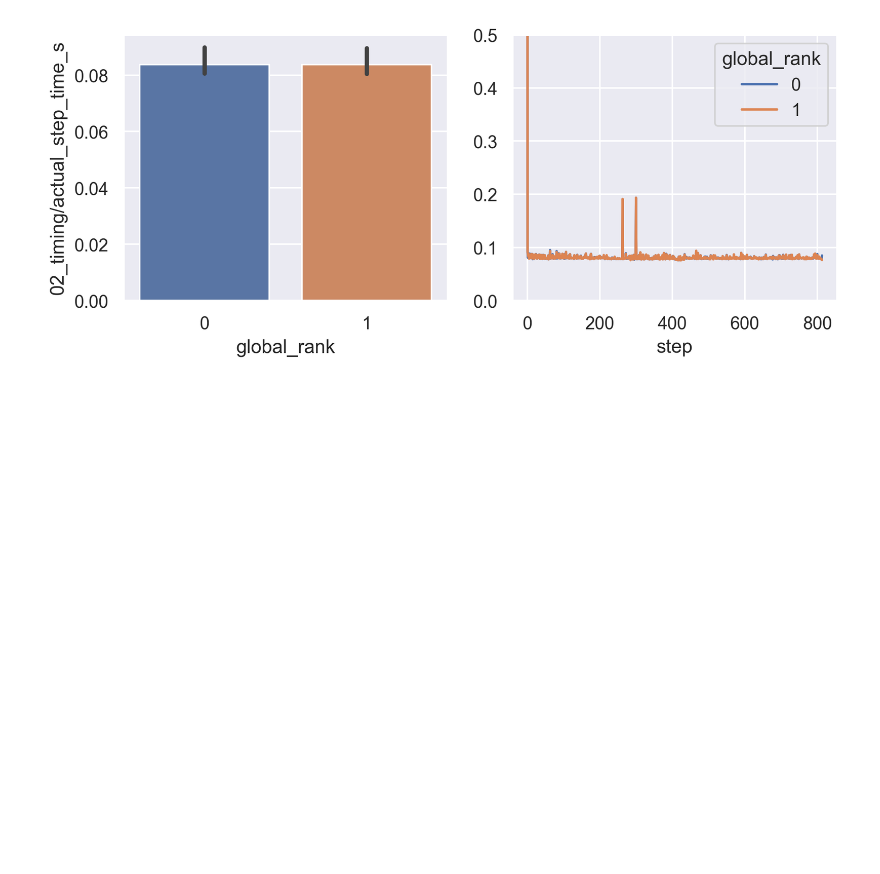
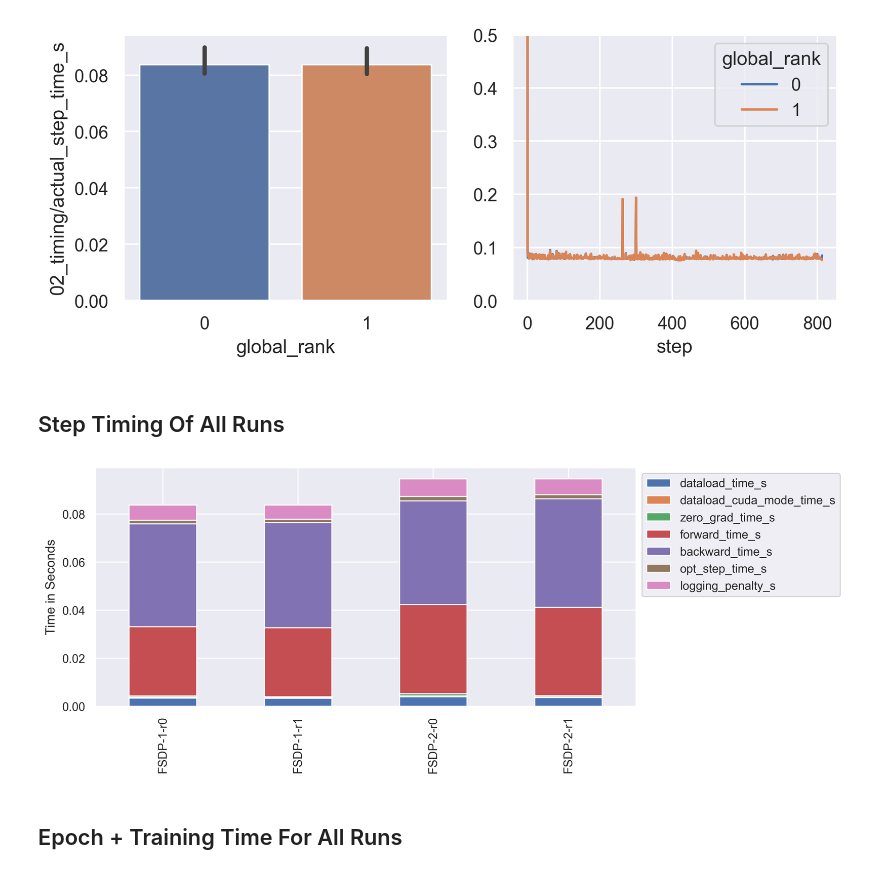
Before and after one commit to cirquit/fsdp-memory-analysis, a Jupyter notebook: tb-logging-example.ipynb, the cells around one changed output. Cells and saved outputs as stored; diff of their text form; code cells hidden in the pictures; blank space fills up the shorter version.

```diff
--- a/tb-logging-example.ipynb
+++ b/tb-logging-example.ipynb
@@ -159,3 +199,46 @@ y = "02_timing/actual_step_time_s"
 dual_plot(df=test_run, x=x, y=y, line_ylim=[0,0.5])
 # %% [output]
 [figure]
+# %% [markdown]
+##  Step Timing Of All Runs
+# %%
+def get_average_step_timings(df):
+    mean_df = df.mean(numeric_only=True).to_frame().T
+    mean_df["run_name"] = df["run_name"].unique()[0]
+    mean_df = mean_df.rename(columns={
+                            "02_timing/dataload_time_s": "dataload_time_s",
+                            "02_timing/dataload_cuda_mode_time_s": "dataload_cuda_mode_time_s",
+                            "02_timing/zero_grad_time_s": "zero_grad_time_s",
+                            "02_timing/forward_time_s": "forward_time_s",
+                            "02_timing/backward_time_s": "backward_time_s",
+                            "02_timing/opt_step_time_s": "opt_step_time_s",
+                            "logging_penalty_per_step_s": "logging_penalty_s"
+                            })
+
+    exported_labels = [
+        "dataload_time_s",
+        "dataload_cuda_mode_time_s",
+        "zero_grad_time_s",
+        "forward_time_s",
+        "backward_time_s",
+        "opt_step_time_s",
+        "logging_penalty_s",
+        "run_name"]
+    return mean_df[exported_labels], exported_labels
+
+timings = []
+
+for run_name in runs_df["run_name"].unique():
+    single_run = runs_df.query(f"run_name=='{run_name}'")
+    avg_step_timing_df, exported_labels = get_average_step_timings(df=single_run)
+    timings.append(avg_step_timing_df)
+
+all_step_timings_df = pd.concat(objs=timings)
+ax = all_step_timings_df[exported_labels].set_index("run_name").plot(kind="bar", stacked=True, figsize=(9,4))
+plt.ylabel("Time in Seconds")
+plt.xlabel("")
+sns.move_legend(ax, "upper left", bbox_to_anchor=(1,1))
+# %% [output]
+[figure, added]
+# %% [markdown]
+## Epoch + Training Time For All Runs
```
Also changed, not shown: parts of 11 cells of this notebook.
